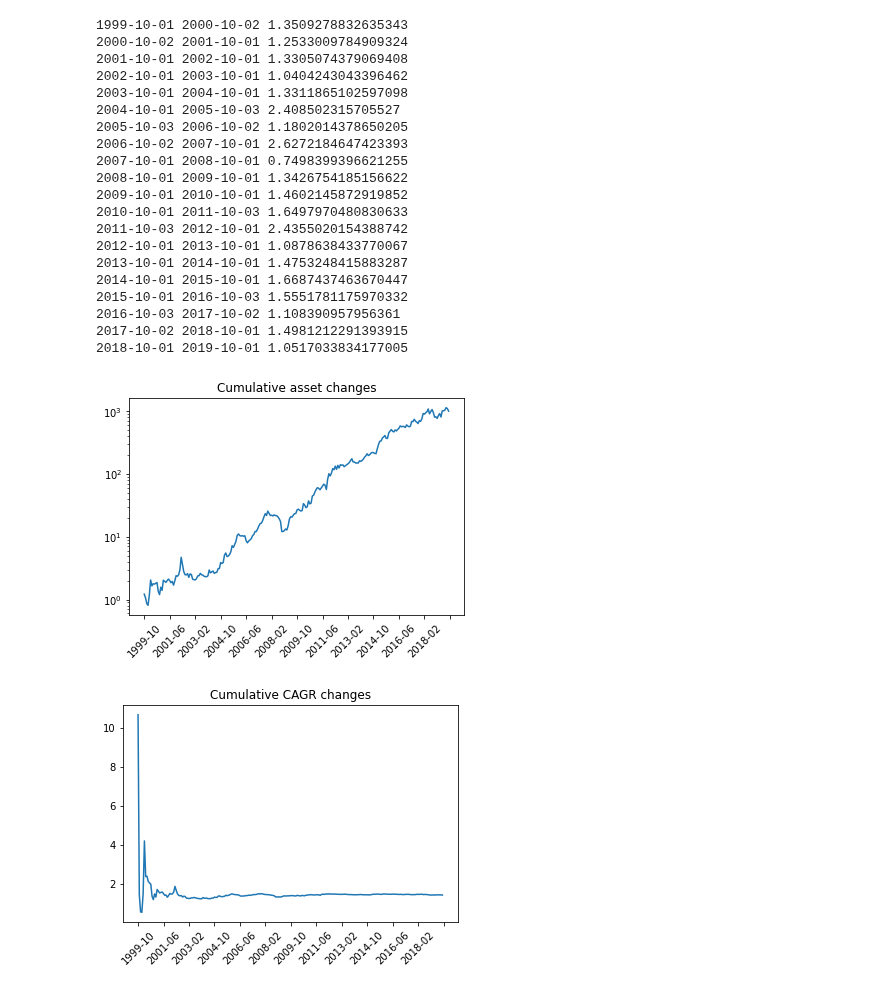
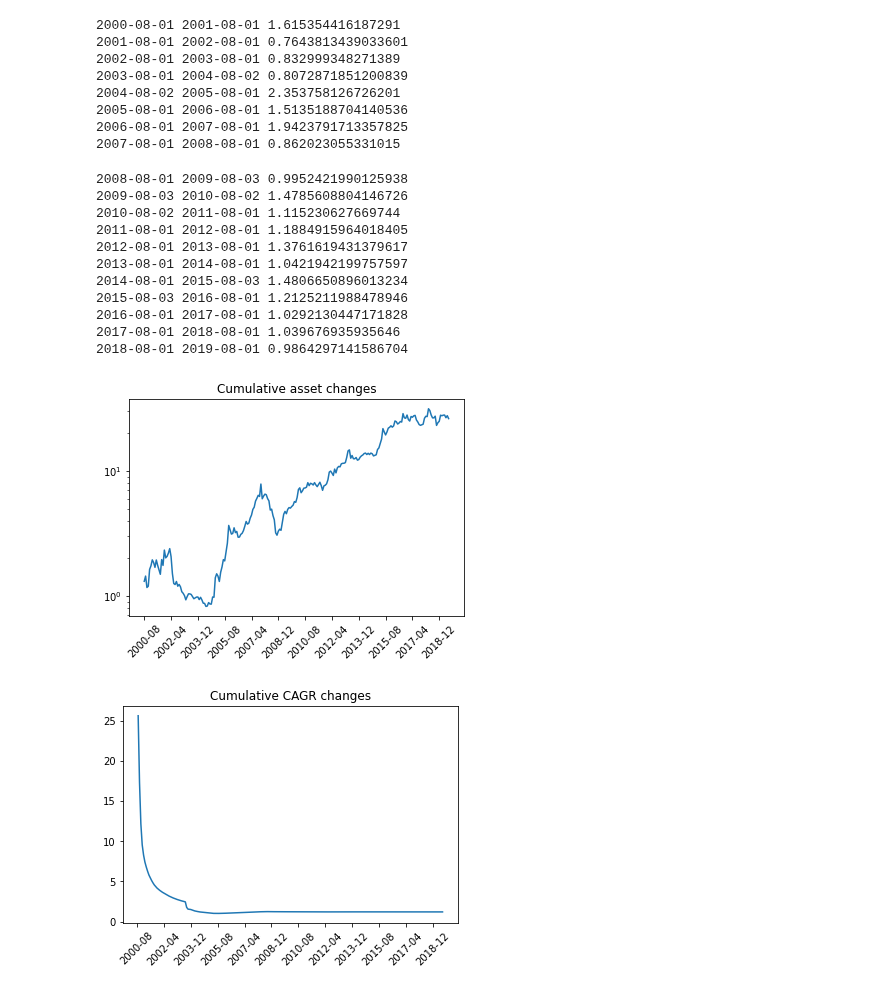
Before and after one commit to ethanscho/backtest-playground, a Jupyter notebook: quantitative-value/backtest-monthly.ipynb, the cells around one changed output. Cells and saved outputs as stored; diff of their text form; code cells hidden in the pictures.

```diff
--- a/quantitative-value/backtest-monthly.ipynb
+++ b/quantitative-value/backtest-monthly.ipynb
@@ -23,6 +24,6 @@ importlib.reload(model)
 # %%
 MODEL_NAME = 'qp'
-DATA_DIR = '../data/daily/10-1'
+DATA_DIR = '../data/daily/8-1'
 # %%
 df_account = pd.DataFrame(columns=['start_date', 'end_date', 'filepath'])
 filepaths = glob.glob(DATA_DIR + "/*.csv")
@@ -171,26 +171,25 @@ for i in range(len(filepaths)):
 
         print(start_date, end_date, yearly_yield)
 # %% [output]
-1999-10-01 2000-10-02 1.3509278832635343
-2000-10-02 2001-10-01 1.2533009784909324
-2001-10-01 2002-10-01 1.3305074379069408
-2002-10-01 2003-10-01 1.0404243043396462
-2003-10-01 2004-10-01 1.3311865102597098
-2004-10-01 2005-10-03 2.408502315705527
-2005-10-03 2006-10-02 1.1802014378650205
-2006-10-02 2007-10-01 2.6272184647423393
-2007-10-01 2008-10-01 0.7498399396621255
-2008-10-01 2009-10-01 1.3426754185156622
-2009-10-01 2010-10-01 1.4602145872919852
-2010-10-01 2011-10-03 1.6497970480830633
-2011-10-03 2012-10-01 2.4355020154388742
-2012-10-01 2013-10-01 1.0878638433770067
-2013-10-01 2014-10-01 1.4753248415883287
-2014-10-01 2015-10-01 1.6687437463670447
-2015-10-01 2016-10-03 1.5551781175970332
-2016-10-03 2017-10-02 1.108390957956361
-2017-10-02 2018-10-01 1.4981212291393915
-2018-10-01 2019-10-01 1.0517033834177005
+2000-08-01 2001-08-01 1.615354416187291
+2001-08-01 2002-08-01 0.7643813439033601
+2002-08-01 2003-08-01 0.832999348271389
+2003-08-01 2004-08-02 0.8072871851200839
+2004-08-02 2005-08-01 2.353758126726201
+2005-08-01 2006-08-01 1.5135188704140536
+2006-08-01 2007-08-01 1.9423791713357825
+2007-08-01 2008-08-01 0.862023055331015
+2008-08-01 2009-08-03 0.9952421990125938
+2009-08-03 2010-08-02 1.4785608804146726
+2010-08-02 2011-08-01 1.115230627669744
+2011-08-01 2012-08-01 1.1884915964018405
+2012-08-01 2013-08-01 1.3761619431379617
+2013-08-01 2014-08-01 1.0421942199757597
+2014-08-01 2015-08-03 1.4806650896013234
+2015-08-03 2016-08-01 1.2125211988478946
+2016-08-01 2017-08-01 1.0292130447171828
+2017-08-01 2018-08-01 1.039676935935646
+2018-08-01 2019-08-01 0.9864297141586704
 # %%
 # CAGR, 자산변화 구하기
 df_account['cum_yield'] = df_account['yearly_yield'].cumprod()
@@ -268,20 +267,29 @@ plt.xticks(rotation=45)
 plt.title('Cumulative asset changes')
 plt.show()
 # %% [output]
-[figure, old version]
+[figure, new version]
+# %%
+rolling_cagrs = []
+ROLLING = 36
+for i in range(len(cagr_history)):
+    if i - ROLLING < 0:
+        rolling_cagr = np.mean(cagr_history[0:i])
+    else:
+        rolling_cagr = np.mean(cagr_history[i - ROLLING:i])
+    rolling_cagrs.append(rolling_cagr)
 # %%
 fig, ax = plt.subplots()
 #ax.set_yscale('log')
-ax.plot(year_months, cagr_history, marker='', linestyle='-')
+ax.plot(year_months, rolling_cagrs, marker='', linestyle='-')
 
 loc = ticker.MultipleLocator(base=20.0) # this locator puts ticks at regular intervals
 ax.xaxis.set_major_locator(loc)
 plt.xticks(rotation=45)
 
 plt.title('Cumulative CAGR changes')
 plt.show()
 # %% [output]
-[figure, old version]
+[figure, new version]
 # %%
 fig, ax = plt.subplots()
 plt.bar(year_months, monthly_yields)
```
Also changed, not shown: parts of 5 cells of this notebook, 24 other files.
